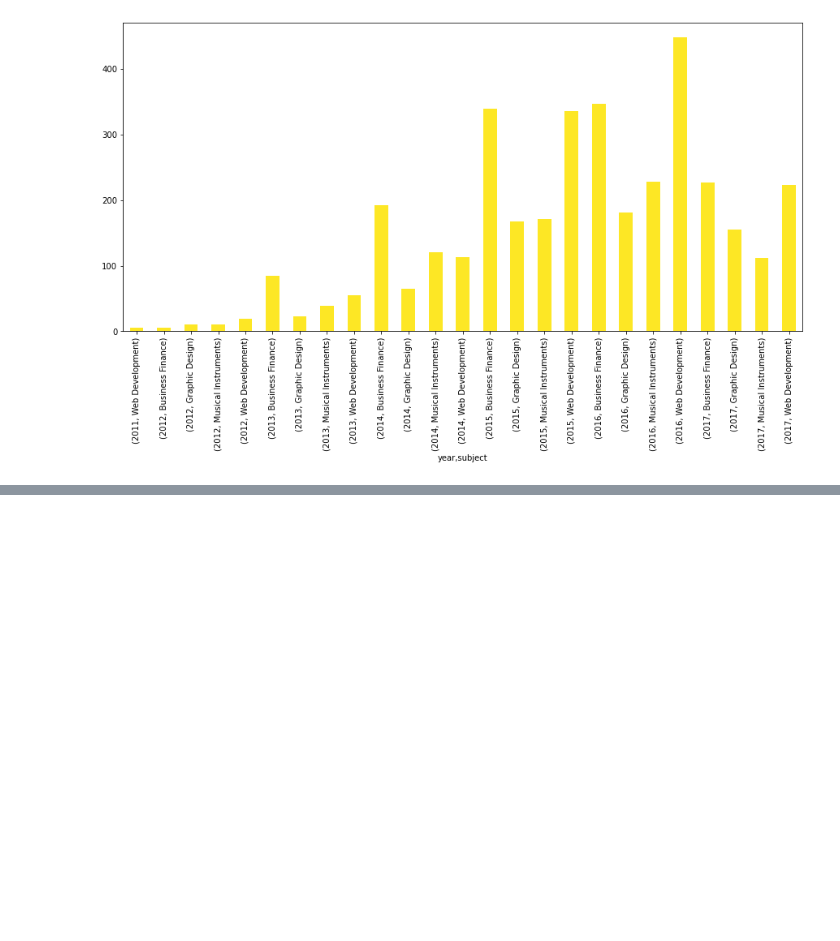
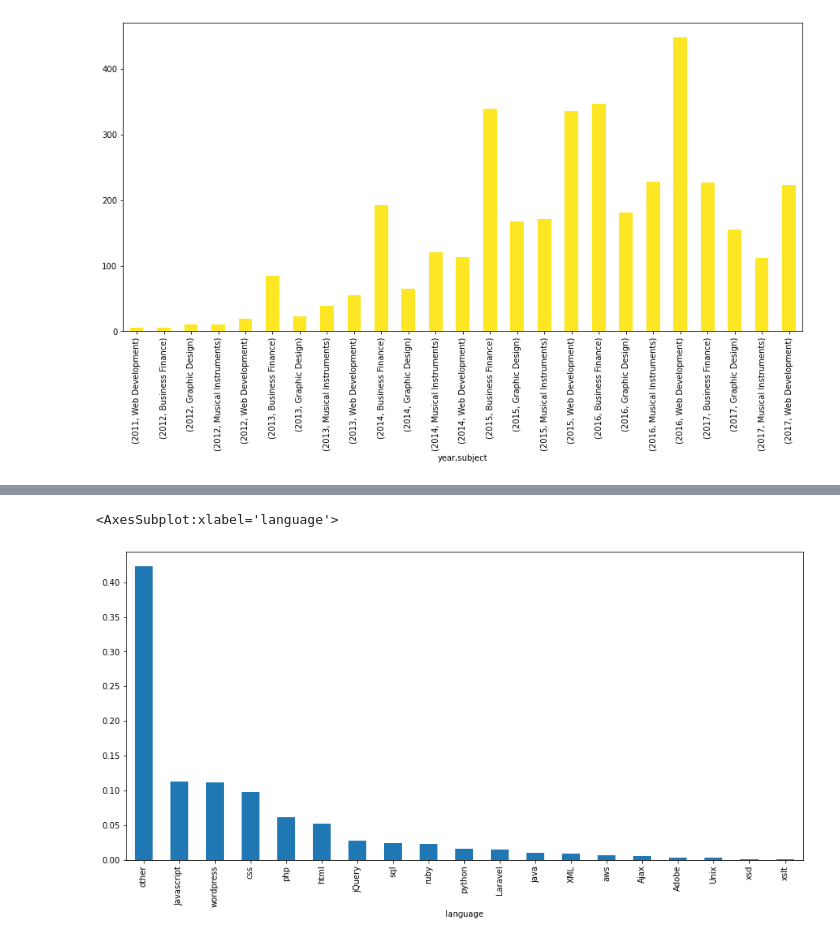
Before and after one commit to mikemoore26/udemy-analysis-, a Jupyter notebook: Udemy analysis.ipynb, the cells around one changed output, grey strips where cells are left out. Saved outputs shown, nothing was run; the diff lists cells and outputs as text; code cells hidden in the pictures; blank space fills up the shorter version.

```diff
--- a/Udemy analysis.ipynb
+++ b/Udemy analysis.ipynb
@@ -586,0 +598,35 @@ plot.bar(figsize=(15,7),title='Language Count',xlabel='Language')
+# %%
+filename = './data/language.txt'
+filename2 = './data/language.json'
+
+def save_languages(filename, languages):
+    if not os.path.exists('./data'):
+        os.mkdir('./data')
+
+    with open(filename,'w+') as file:
+        for l in set(languages):
+            file.write(f'{l};')
+        return True
+
+
+def load_languages():
+    res = []
+    with open(filename,'r') as file:
+        for line in file.readlines():
+            for l in line.split(';'):
+                res.append(l)
+
+    return res[:-1]
+
+def update_list(filename, word ,lang_list):
+    lang_list.extend(word)
+    save_languages(filename,lang_list)
+    return load_languages()
+# %%
+def to_lang(title):
+    languages = load_languages()
+    for language in languages:
+        if language.lower() in title.lower():
+            return language
+
+    return 'other'
@@ -586,0 +635,2 @@ plot.bar(figsize=(15,7),title='Language Count',xlabel='Language')
+# %%
+df2['language'] = df2['course_title'].apply(to_lang)
@@ -586,0 +661,3 @@ plot.bar(figsize=(15,7),title='Language Count',xlabel='Language')
+# %%
+df2_groupby_area = (df2.groupby('language')['course_title'].count() / len(df2))
+df2_groupby_area
@@ -586,0 +682,5 @@ plot.bar(figsize=(15,7),title='Language Count',xlabel='Language')
+# %%
+df2_groupby_area.sort_values(ascending=False).plot.bar(figsize=(15,7))
+# %% [output]
+<AxesSubplot:xlabel='language'>
+[figure, added]
```
Also changed, not shown: parts of 87 cells of this notebook, 3 other files.
